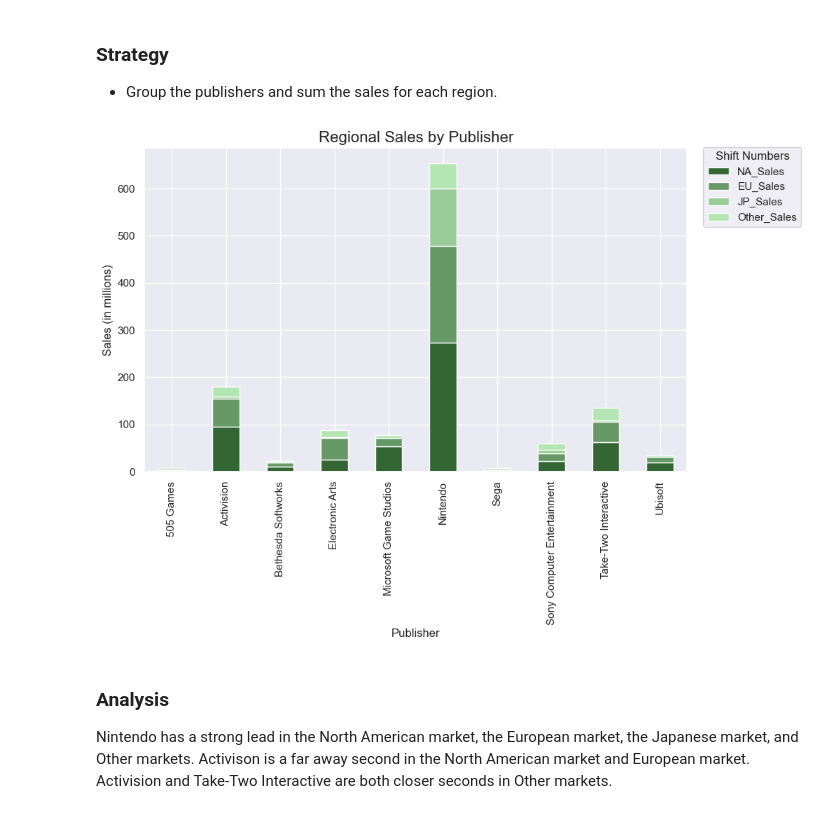
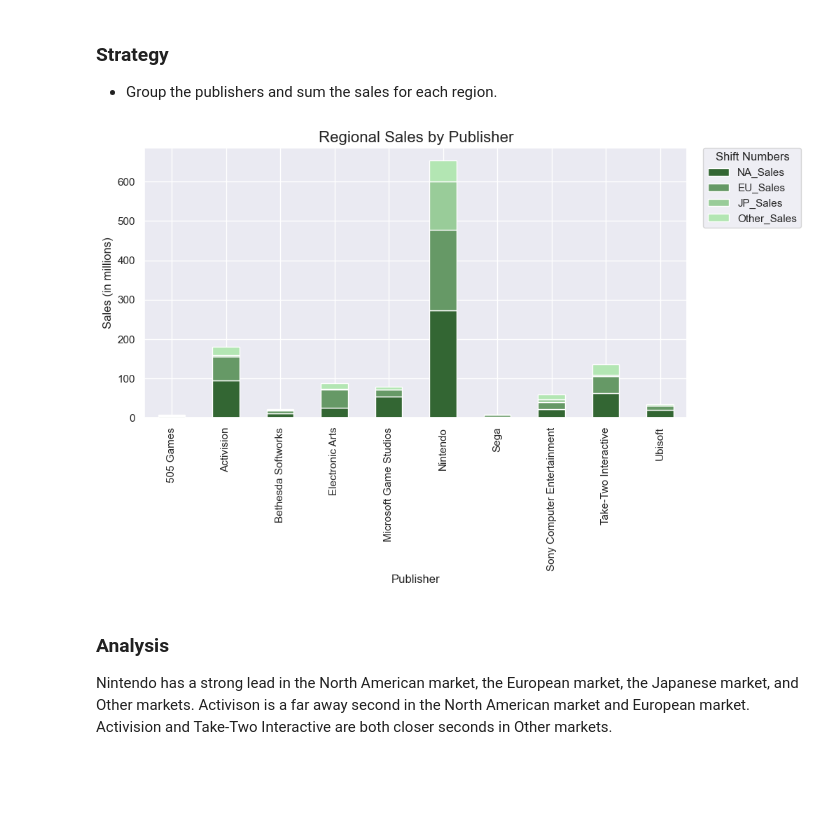
Before and after one commit to dtoshm/data_project_six, a Jupyter notebook: game_sales_analysis.ipynb, the cells around one changed output. Cells and saved outputs as stored; diff of their text form; code cells hidden in the pictures; blank space fills up the shorter version.

```diff
--- a/game_sales_analysis.ipynb
+++ b/game_sales_analysis.ipynb
@@ -24,17 +24,17 @@ Regional Sales by Publisher: Create a stacked column (or bar) chart to show the
 # %%
 # Calculation
 sales_by_publisher = games.groupby('Publisher')[['NA_Sales', 'EU_Sales', 'JP_Sales', 'Other_Sales']].sum().reset_index()
 
 # Graph
 colors = ['#336633', '#669966', '#99CC99', '#B3E6B3', '#CCFFCC', '#D9FFD9', '#E6FFE6', '#F2FFF2', '#F9FFF9', '#FCFFFC']
-sales_by_publisher.set_index('Publisher').plot(kind='bar', stacked=True, color=colors, figsize=(10, 6))
+sales_by_publisher.set_index('Publisher').plot(kind='bar', stacked=True, color=colors, figsize=(10, 5))
 plt.title('Regional Sales by Publisher', fontsize=16)
 plt.legend(title='Shift Numbers', bbox_to_anchor=(1.02, 1.02), loc='upper left')
 plt.xlabel('Publisher', fontsize=12)
 plt.ylabel('Sales (in millions)', fontsize=12)
 plt.show()
 # %% [output]
-[figure, old version]
+[figure, new version]
 # %% [markdown]
 ### Analysis
 Nintendo has a strong lead in the North American market, the European market, the Japanese market, and Other markets.
```
Also changed, not shown: parts of 8 cells of this notebook.
